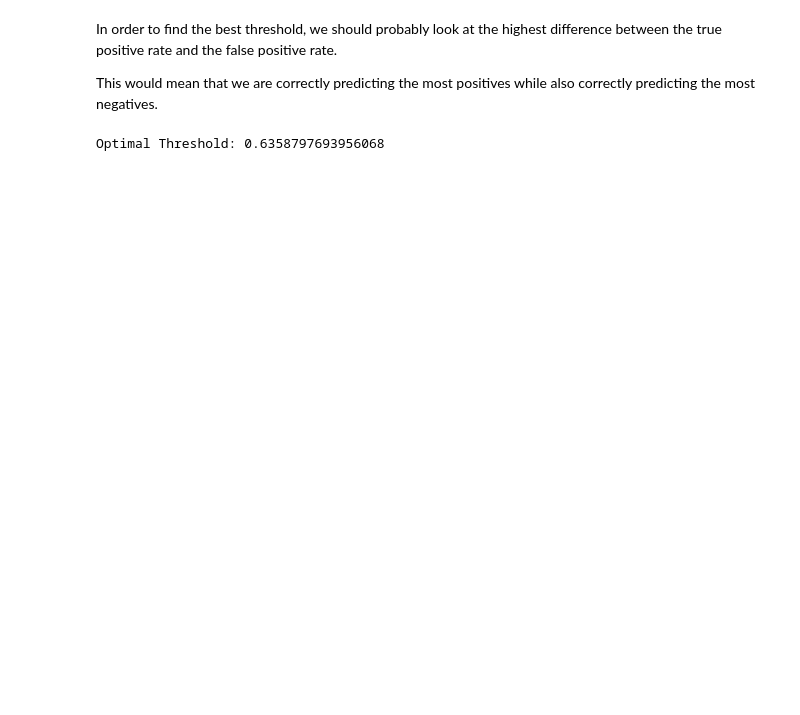
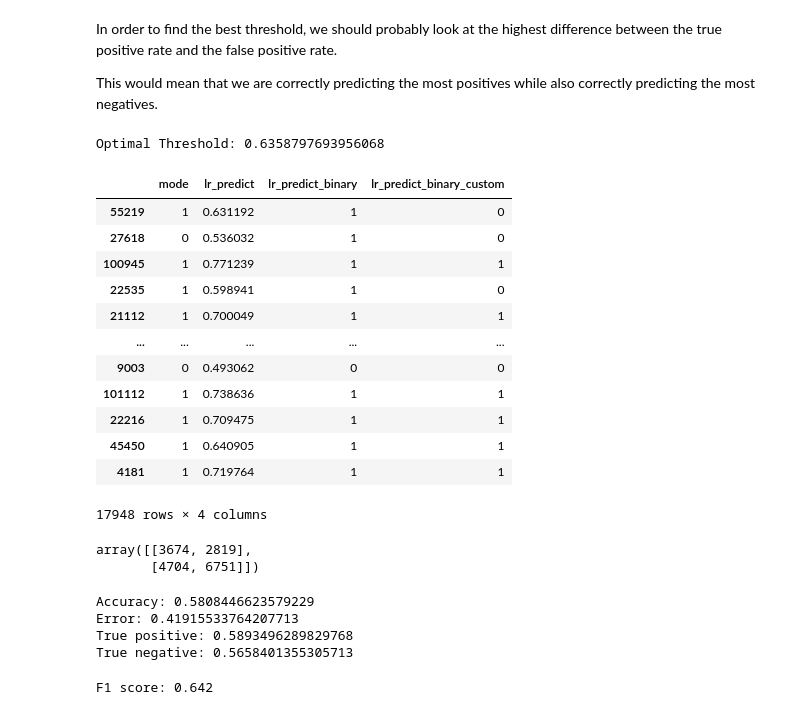
Before and after one commit to ryancarneyy/Spotifly, a Jupyter notebook: spotifly.ipynb, the cells around one changed output. Drawn from its saved outputs; the diff is of its cells as text; code cells hidden in the pictures; blank space fills up the shorter version.

```diff
--- a/spotifly.ipynb
+++ b/spotifly.ipynb
@@ -585,3 +595,62 @@ optimal_threshold = thresholds[optimal_index]
 print("Optimal Threshold:", optimal_threshold)
 # %% [output]
 Optimal Threshold: 0.6358797693956068
+# %%
+pred_val = pd.DataFrame(dict(
+    mode = mode_val,
+    lr_predict = lr_fwd_sel.predict_proba(X_val)[:,1],
+    lr_predict_binary = lr_fwd_sel.predict(X_val)))
+
+pred_val['lr_predict_binary_custom'] = (pred_val['lr_predict'] >= optimal_threshold).astype(int)
+
+pred_val
+# %% [output]
+|  | mode | lr_predict | lr_predict_binary | lr_predict_binary_custom |
+| 55219 | 1 | 0.631192 | 1 | 0 |
+| 27618 | 0 | 0.536032 | 1 | 0 |
+| 100945 | 1 | 0.771239 | 1 | 1 |
+| 22535 | 1 | 0.598941 | 1 | 0 |
+| 21112 | 1 | 0.700049 | 1 | 1 |
+| ... | ... | ... | ... | ... |
+| 9003 | 0 | 0.493062 | 0 | 0 |
+| 101112 | 1 | 0.738636 | 1 | 1 |
+| 22216 | 1 | 0.709475 | 1 | 1 |
+| 45450 | 1 | 0.640905 | 1 | 1 |
+| 4181 | 1 | 0.719764 | 1 | 1 |
+17948 rows × 4 columns
+# %%
+conf_lr = metrics.confusion_matrix(y_true=pred_val['mode'],
+                                   y_pred=pred_val['lr_predict_binary_custom'])
+conf_lr
+# %% [output]
+array([[3674, 2819],
+       [4704, 6751]])
+# %%
+# accuracy
+accuracy = metrics.accuracy_score(y_true=pred_val['mode'],
+                       y_pred=pred_val['lr_predict_binary_custom'])
+# error
+error = 1 - accuracy
+
+# true positive rate
+true_positive = metrics.recall_score(y_true=pred_val['mode'],
+                     y_pred=pred_val['lr_predict_binary_custom'])
+
+# true negative rate
+true_negative = metrics.recall_score(y_true=pred_val['mode'],
+                     y_pred=pred_val['lr_predict_binary_custom'],
+                     pos_label=0)
+
+
+print('\nAccuracy:', accuracy, '\nError:', error, "\nTrue positive:", true_positive, "\nTrue negative:", true_negative)
+# %% [output]
+Accuracy: 0.5808446623579229
+Error: 0.41915533764207713
+True positive: 0.5893496289829768
+True negative: 0.5658401355305713
+# %%
+f1 = metrics.f1_score(y_true=pred_val['mode'],
+                      y_pred=pred_val['lr_predict_binary_custom'])
+print('F1 score:', f1.round(3))
+# %% [output]
+F1 score: 0.642
```
Also changed, not shown: parts of 8 cells of this notebook.
